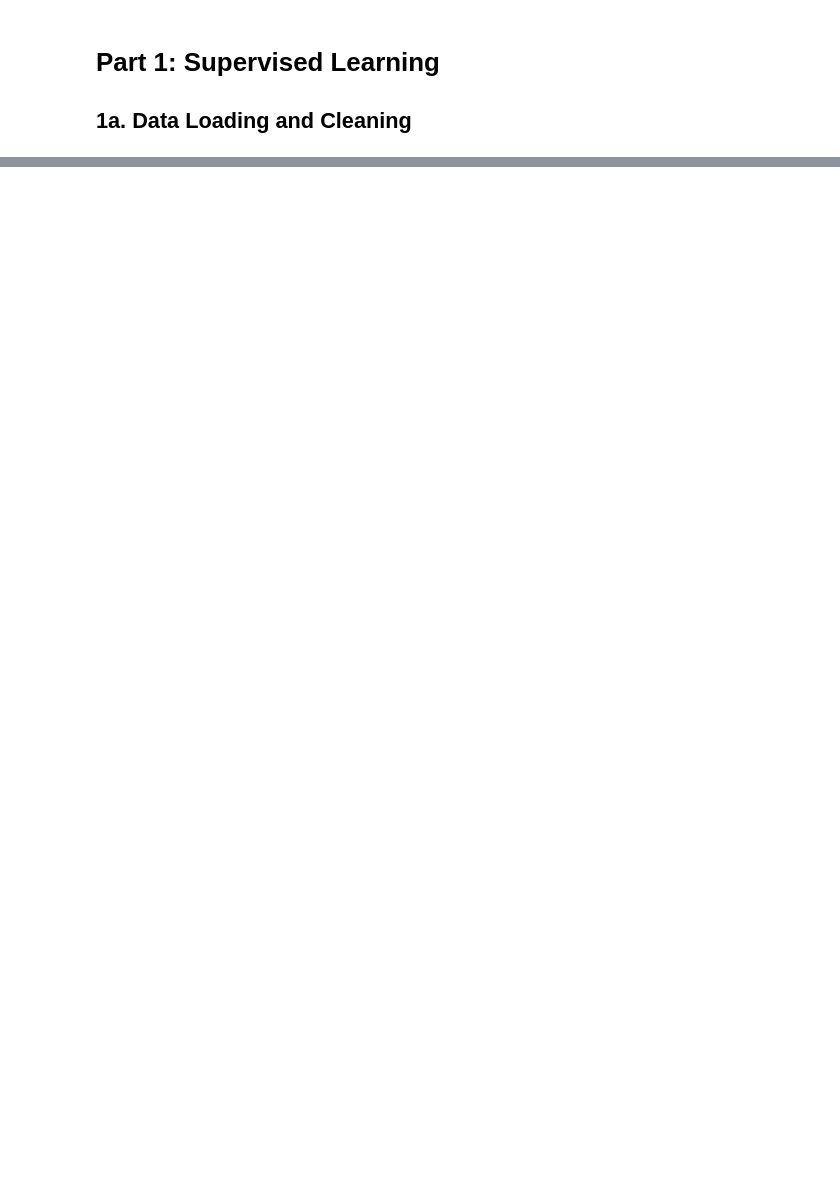
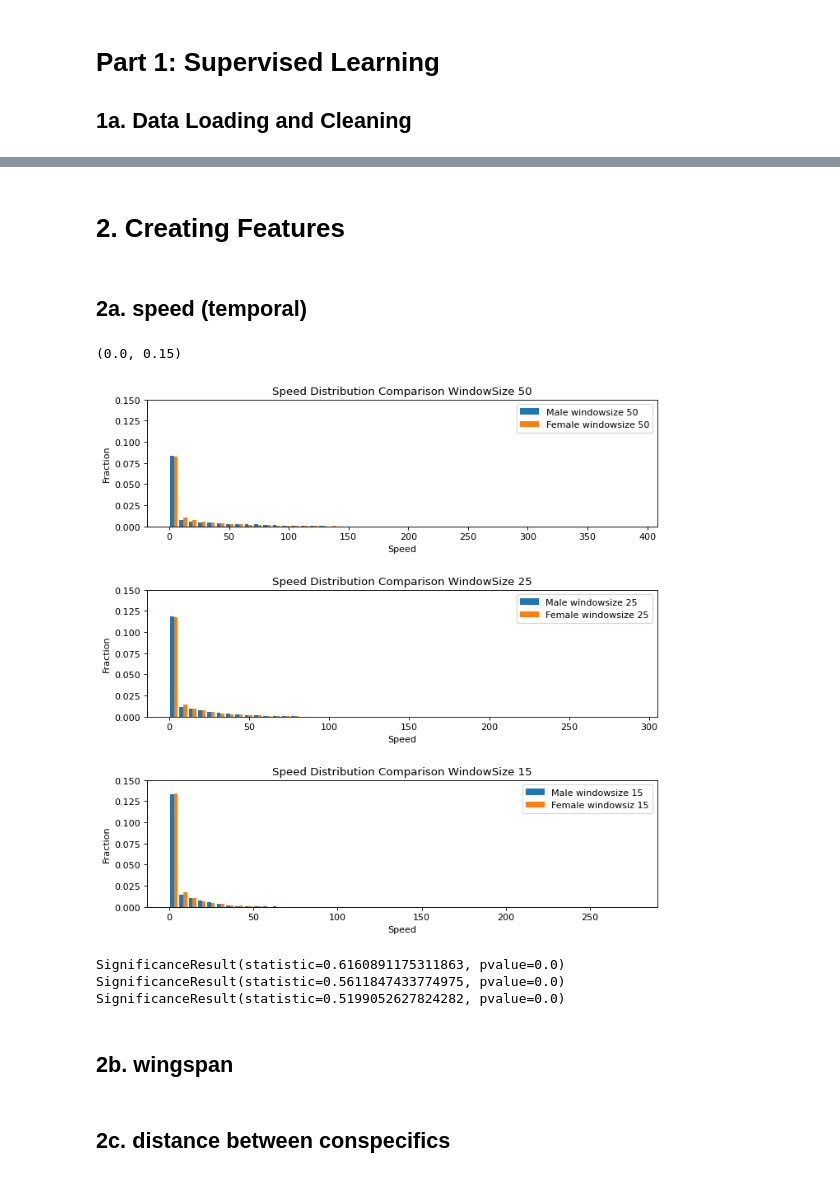
Before and after one commit to DavidScherArazi/NatBehFinalProj, a Jupyter notebook: final_project.ipynb, the cells around one changed output, grey strips where cells are left out. Drawn from its saved outputs; the diff is of its cells as text; code cells hidden in the pictures; blank space fills up the shorter version.

```diff
--- a/final_project.ipynb
+++ b/final_project.ipynb
@@ -82,0 +137,4 @@ SignificanceResult(statistic=0.017938112322406587, pvalue=1.5156234019465962e-18
+# %% [markdown]
+# 2. Creating Features
+# %% [markdown]
+## 2a. speed (temporal)
@@ -82,0 +184,43 @@ SignificanceResult(statistic=0.017938112322406587, pvalue=1.5156234019465962e-18
+# %%
+fig = plt.figure(figsize=(10,10), dpi=80)
+gs = fig.add_gridspec(3, 1, hspace=.5, wspace=.5)
+
+ax = gs.subplots()
+
+ax[0].hist(trainSpeed[:,[0,3]], 50, label=["Male windowsize 50", "Female windowsize 50"], density=True)
+ax[0].legend()
+ax[0].set_title("Speed Distribution Comparison WindowSize 50")
+ax[0].set_xlabel("Speed")
+ax[0].set_ylabel("Fraction")
+ax[0].set_ylim([0, .15])
+
+#plt.subplot(3, 1, 2)
+ax[1].hist(trainSpeed[:,[1,4]], 50, label=["Male windowsize 25", "Female windowsize 25"], density=True)
+ax[1].legend()
+ax[1].set_title("Speed Distribution Comparison WindowSize 25")
+ax[1].set_xlabel("Speed")
+ax[1].set_ylabel("Fraction")
+ax[1].set_ylim([0, .15])
+
+#plt.subplot(3, 1, 3)
+ax[2].hist(trainSpeed[:,[2,5]], 50, label=["Male windowsize 15", "Female windowsiz 15"], density=True)
+ax[2].legend()
+ax[2].set_title("Speed Distribution Comparison WindowSize 15")
+ax[2].set_xlabel("Speed")
+ax[2].set_ylabel("Fraction")
+ax[2].set_ylim([0, .15])
+# %% [output]
+(0.0, 0.15)
+[figure, added]
+# %%
+# Correlating Male and Female Fly Speed, Across the 3 window sizes, in order of 50, 25 and 15
+
+print(scipy.stats.spearmanr(trainSpeed[:,0], trainSpeed[:,3], nan_policy='omit'))
+print(scipy.stats.spearmanr(trainSpeed[:,1], trainSpeed[:,4], nan_policy='omit'))
+print(scipy.stats.spearmanr(trainSpeed[:,2], trainSpeed[:,5], nan_policy='omit'))
+# %% [output]
+SignificanceResult(statistic=0.6160891175311863, pvalue=0.0)
+SignificanceResult(statistic=0.5611847433774975, pvalue=0.0)
+SignificanceResult(statistic=0.5199052627824282, pvalue=0.0)
+# %% [markdown]
+## 2b. wingspan
@@ -82,0 +242,2 @@ SignificanceResult(statistic=0.017938112322406587, pvalue=1.5156234019465962e-18
+# %% [markdown]
+## 2c. distance between conspecifics
```
Also changed, not shown: parts of 26 cells of this notebook.
